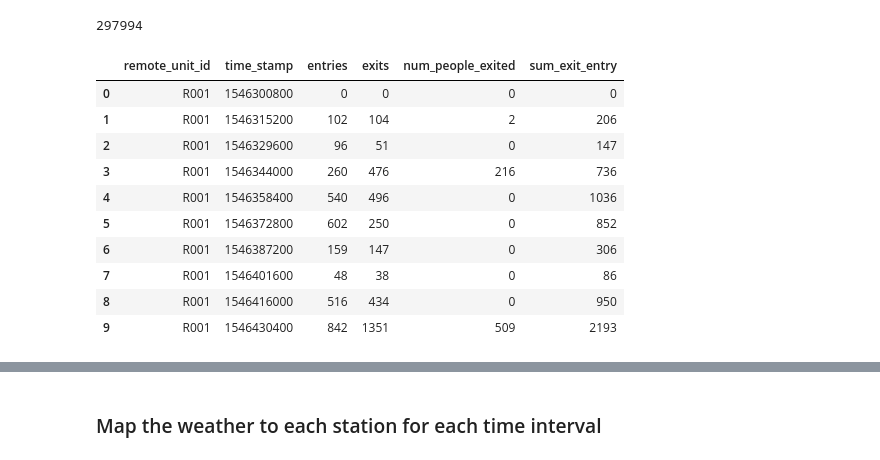
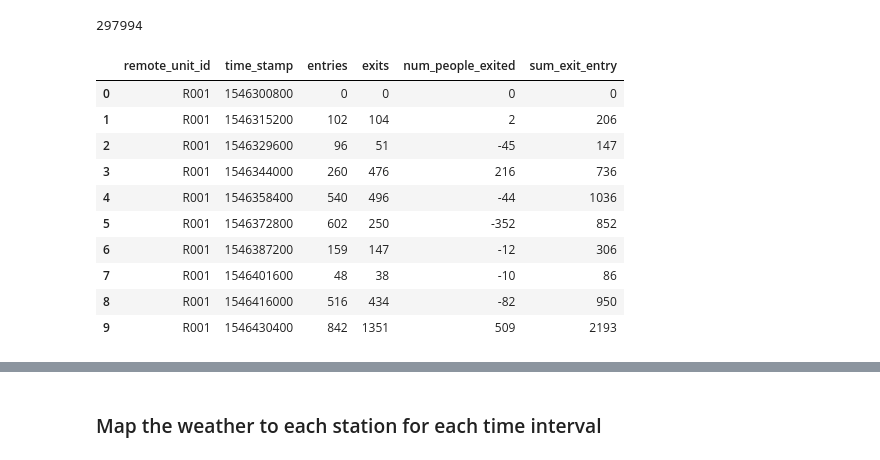
Before and after one commit to Fei117117/NYSeeNow, a Jupyter notebook: NYSeeNow-ML/SubwayData/ml_subway.ipynb, the cells around one changed output, grey strips where cells are left out. Saved outputs shown, nothing was run; the diff lists cells and outputs as text; code cells hidden in the pictures.

```diff
--- a/NYSeeNow-ML/SubwayData/ml_subway.ipynb
+++ b/NYSeeNow-ML/SubwayData/ml_subway.ipynb
@@ -44,22 +44,22 @@ len(grouped_turnstile_data)
 # %%
 #add two new columns, one for difference between exits and entries as a proxy for surplus people in that area
 #the other for the addition of exits and entries as a proxy for busyness in that area by volume
 grouped_turnstile_data['num_people_exited']=grouped_turnstile_data['exits']-grouped_turnstile_data['entries']
 #remove negative values and set to zero
-grouped_turnstile_data['num_people_exited']=grouped_turnstile_data['num_people_exited'].apply(lambda x: 0 if x<0 else x)
+#grouped_turnstile_data['num_people_exited']=grouped_turnstile_data['num_people_exited'].apply(lambda x: 0 if x<0 else x)
 
 grouped_turnstile_data['sum_exit_entry']=grouped_turnstile_data['exits']+grouped_turnstile_data['entries']
 
 grouped_turnstile_data.head(10)
 # %% [output]
 |  | remote_unit_id | time_stamp | entries | exits | num_people_exited | sum_exit_entry |
 | 0 | R001 | 1546300800 | 0 | 0 | 0 | 0 |
 | 1 | R001 | 1546315200 | 102 | 104 | 2 | 206 |
-| 2 | R001 | 1546329600 | 96 | 51 | 0 | 147 |
+| 2 | R001 | 1546329600 | 96 | 51 | -45 | 147 |
 | 3 | R001 | 1546344000 | 260 | 476 | 216 | 736 |
-| 4 | R001 | 1546358400 | 540 | 496 | 0 | 1036 |
-| 5 | R001 | 1546372800 | 602 | 250 | 0 | 852 |
-| 6 | R001 | 1546387200 | 159 | 147 | 0 | 306 |
-| 7 | R001 | 1546401600 | 48 | 38 | 0 | 86 |
-| 8 | R001 | 1546416000 | 516 | 434 | 0 | 950 |
+| 4 | R001 | 1546358400 | 540 | 496 | -44 | 1036 |
+| 5 | R001 | 1546372800 | 602 | 250 | -352 | 852 |
+| 6 | R001 | 1546387200 | 159 | 147 | -12 | 306 |
+| 7 | R001 | 1546401600 | 48 | 38 | -10 | 86 |
+| 8 | R001 | 1546416000 | 516 | 434 | -82 | 950 |
 | 9 | R001 | 1546430400 | 842 | 1351 | 509 | 2193 |
```
Also changed, not shown: parts of 9 cells of this notebook.
